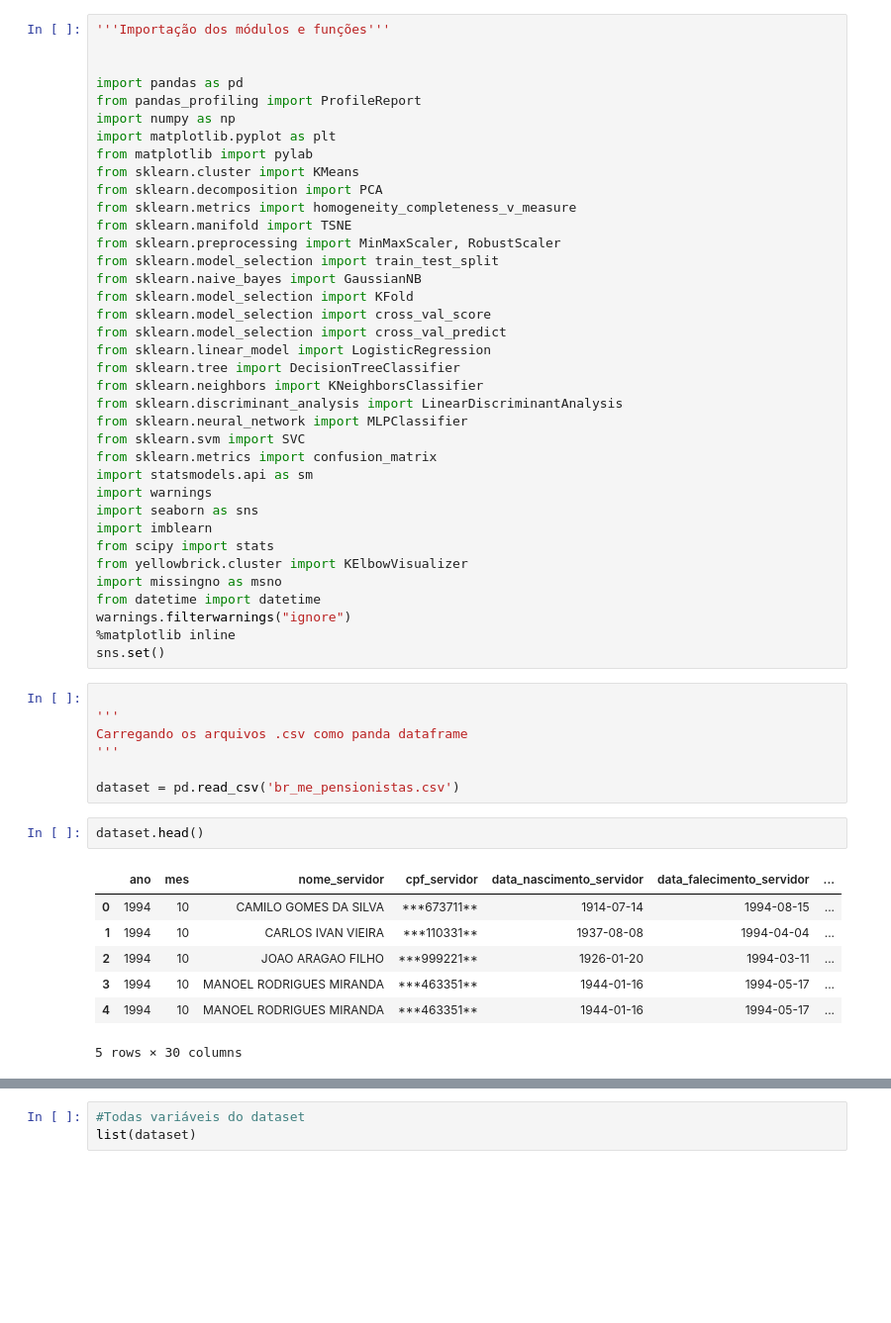
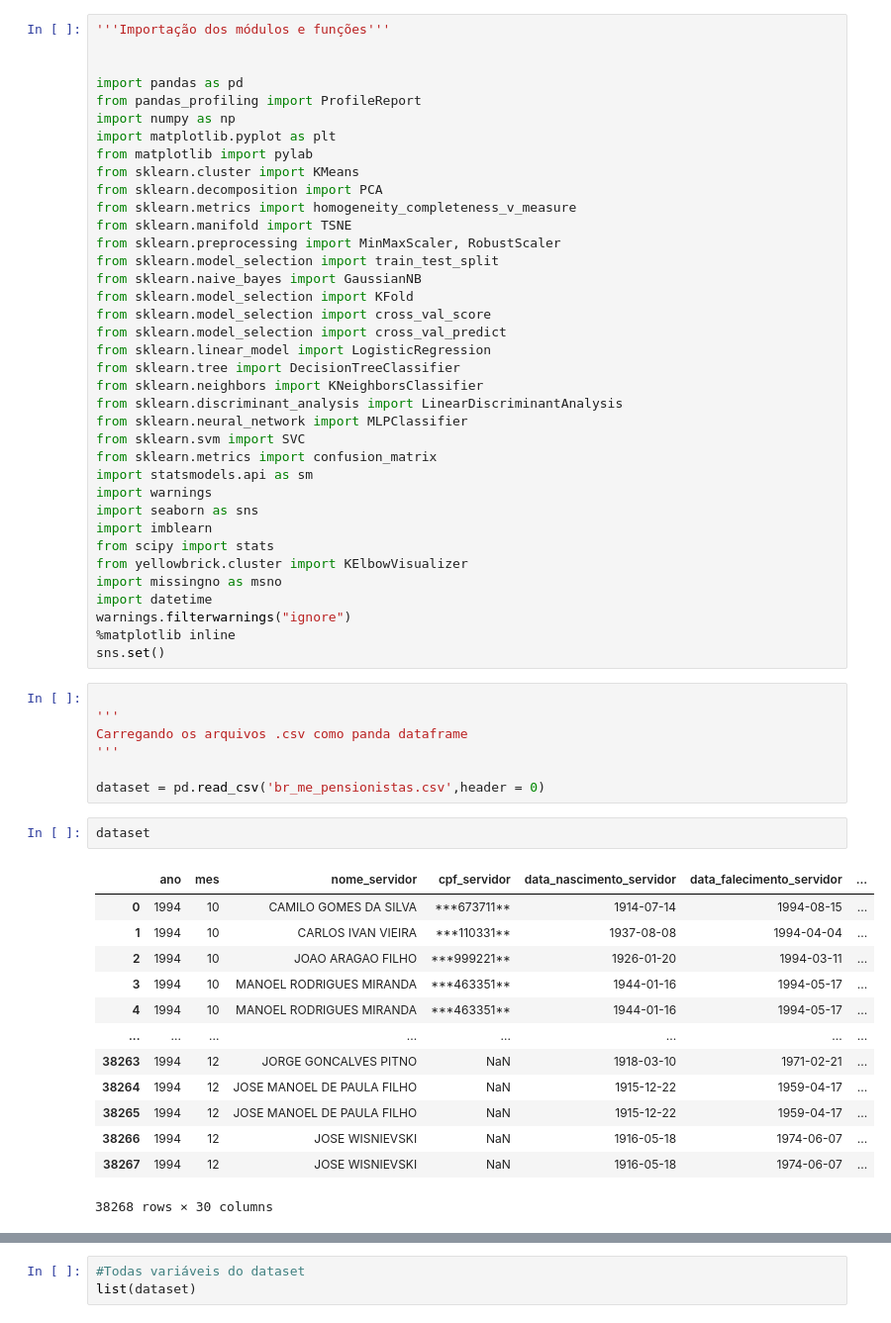
Before and after one commit to SarahSouzaPontes/banco_Dos_Dados_18.05.2022_Pensionistas_Desigualdades, a Jupyter notebook: Banco_Dos_Dados_18_05_2022_Pensionistas_Desigualdades.ipynb, the cells around one changed output, grey strips where cells are left out. Shown at 99% size. Saved outputs shown, nothing was run; the diff lists cells and outputs as text; blank space fills up the shorter version.

```diff
--- a/Banco_Dos_Dados_18_05_2022_Pensionistas_Desigualdades.ipynb
+++ b/Banco_Dos_Dados_18_05_2022_Pensionistas_Desigualdades.ipynb
@@ -52,7 +53,7 @@ import imblearn
 from scipy import stats
 from yellowbrick.cluster import KElbowVisualizer
 import missingno as msno
-from datetime import datetime
+import datetime
 warnings.filterwarnings("ignore")
 %matplotlib inline
 sns.set()
@@ -62,17 +63,23 @@ sns.set()
 Carregando os arquivos .csv como panda dataframe
 '''
 
-dataset = pd.read_csv('br_me_pensionistas.csv')
+dataset = pd.read_csv('br_me_pensionistas.csv',header = 0)
 # %%
-dataset.head()
+dataset
 # %% [output]
 |  | ano | mes | nome_servidor | cpf_servidor | data_nascimento_servidor | data_falecimento_servidor | ... |
 | 0 | 1994 | 10 | CAMILO GOMES DA SILVA | ***673711** | 1914-07-14 | 1994-08-15 | ... |
 | 1 | 1994 | 10 | CARLOS IVAN VIEIRA | ***110331** | 1937-08-08 | 1994-04-04 | ... |
 | 2 | 1994 | 10 | JOAO ARAGAO FILHO | ***999221** | 1926-01-20 | 1994-03-11 | ... |
 | 3 | 1994 | 10 | MANOEL RODRIGUES MIRANDA | ***463351** | 1944-01-16 | 1994-05-17 | ... |
 | 4 | 1994 | 10 | MANOEL RODRIGUES MIRANDA | ***463351** | 1944-01-16 | 1994-05-17 | ... |
+| ... | ... | ... | ... | ... | ... | ... | ... |
+| 38263 | 1994 | 12 | JORGE GONCALVES PITNO | NaN | 1918-03-10 | 1971-02-21 | ... |
+| 38264 | 1994 | 12 | JOSE MANOEL DE PAULA FILHO | NaN | 1915-12-22 | 1959-04-17 | ... |
+| 38265 | 1994 | 12 | JOSE MANOEL DE PAULA FILHO | NaN | 1915-12-22 | 1959-04-17 | ... |
+| 38266 | 1994 | 12 | JOSE WISNIEVSKI | NaN | 1916-05-18 | 1974-06-07 | ... |
+| 38267 | 1994 | 12 | JOSE WISNIEVSKI | NaN | 1916-05-18 | 1974-06-07 | ... |
-5 rows × 30 columns
+38268 rows × 30 columns
 # %%
 dataset.describe()
 # %% [output]
```
Also changed, not shown: parts of 20 cells of this notebook.
